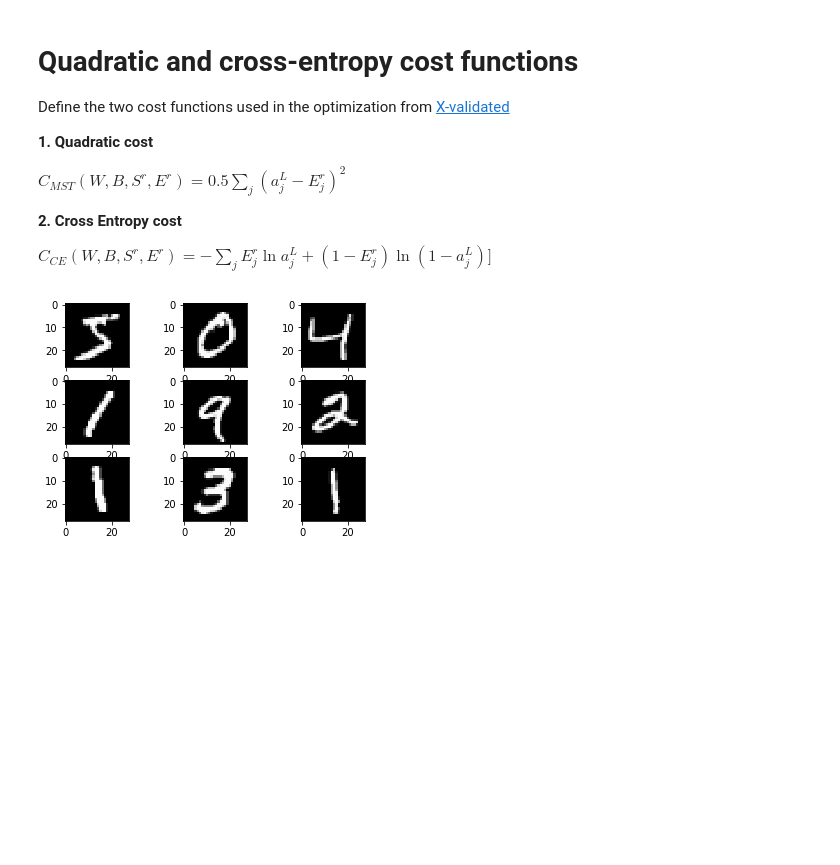
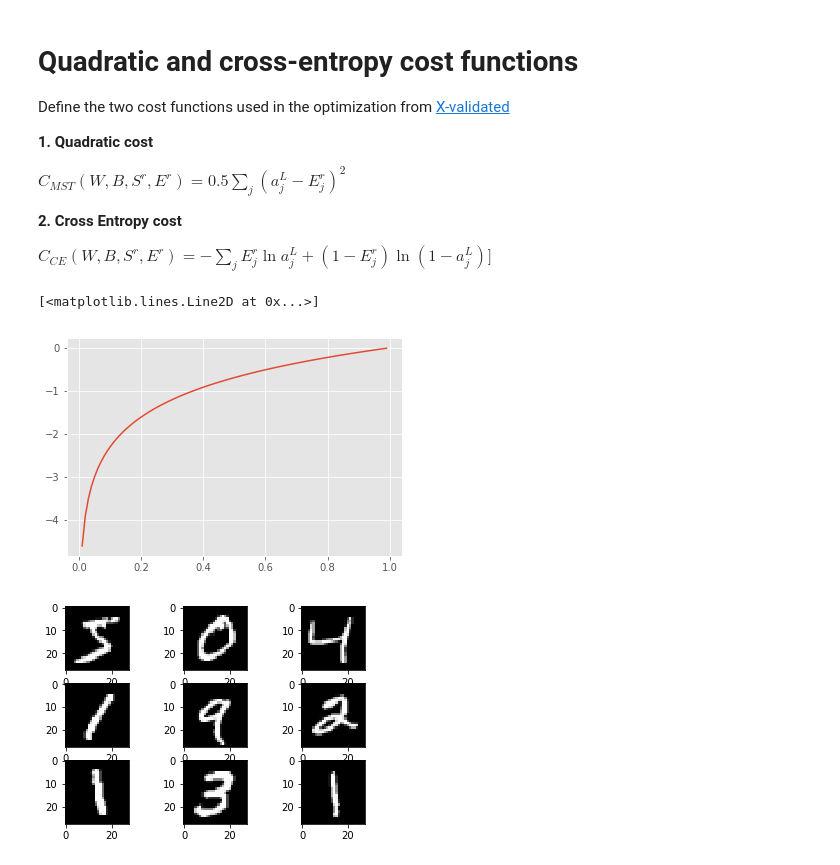
Before and after one commit to lmarches/neural-networks-and-deep-learning, a Jupyter notebook: src/network-with-cross-entropy.ipynb, the cells around one changed output. Cells and saved outputs as stored; diff of their text form; code cells hidden in the pictures; blank space fills up the shorter version.

```diff
--- a/src/network-with-cross-entropy.ipynb
+++ b/src/network-with-cross-entropy.ipynb
@@ -125,3 +129,13 @@ class CrossEntropyCost(object):
+# %%
+from matplotlib import pyplot
+
+i = np.arange(0,1.0,0.01)
+# = np.arange(-x,x,0.1)
+
+plt.plot(i,np.log(i))
+# %% [output]
+[<matplotlib.lines.Line2D at 0x...>]
+[figure, added]
 # %%
 from matplotlib import pyplot
 
```
Also changed, not shown: parts of 15 cells of this notebook.
